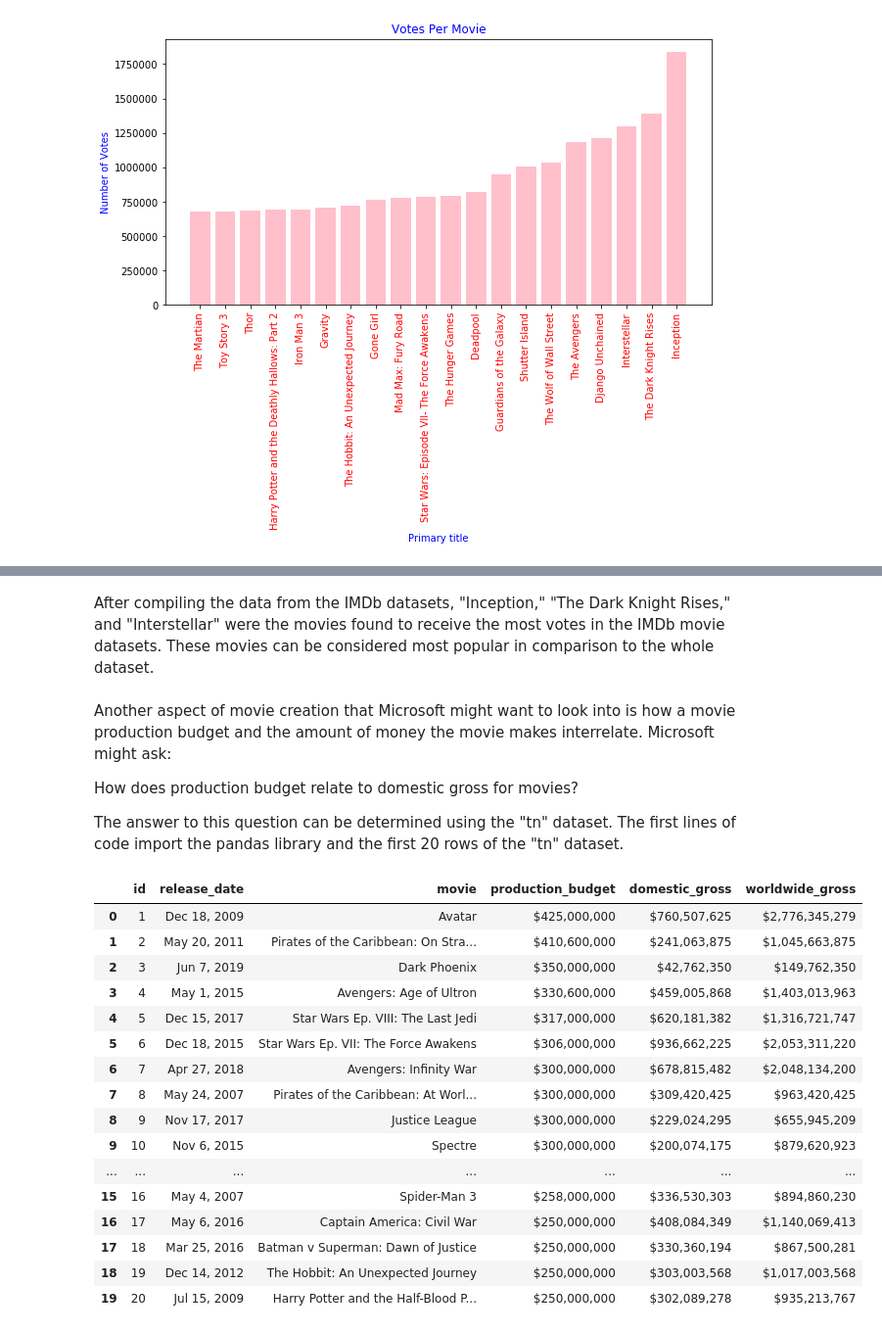
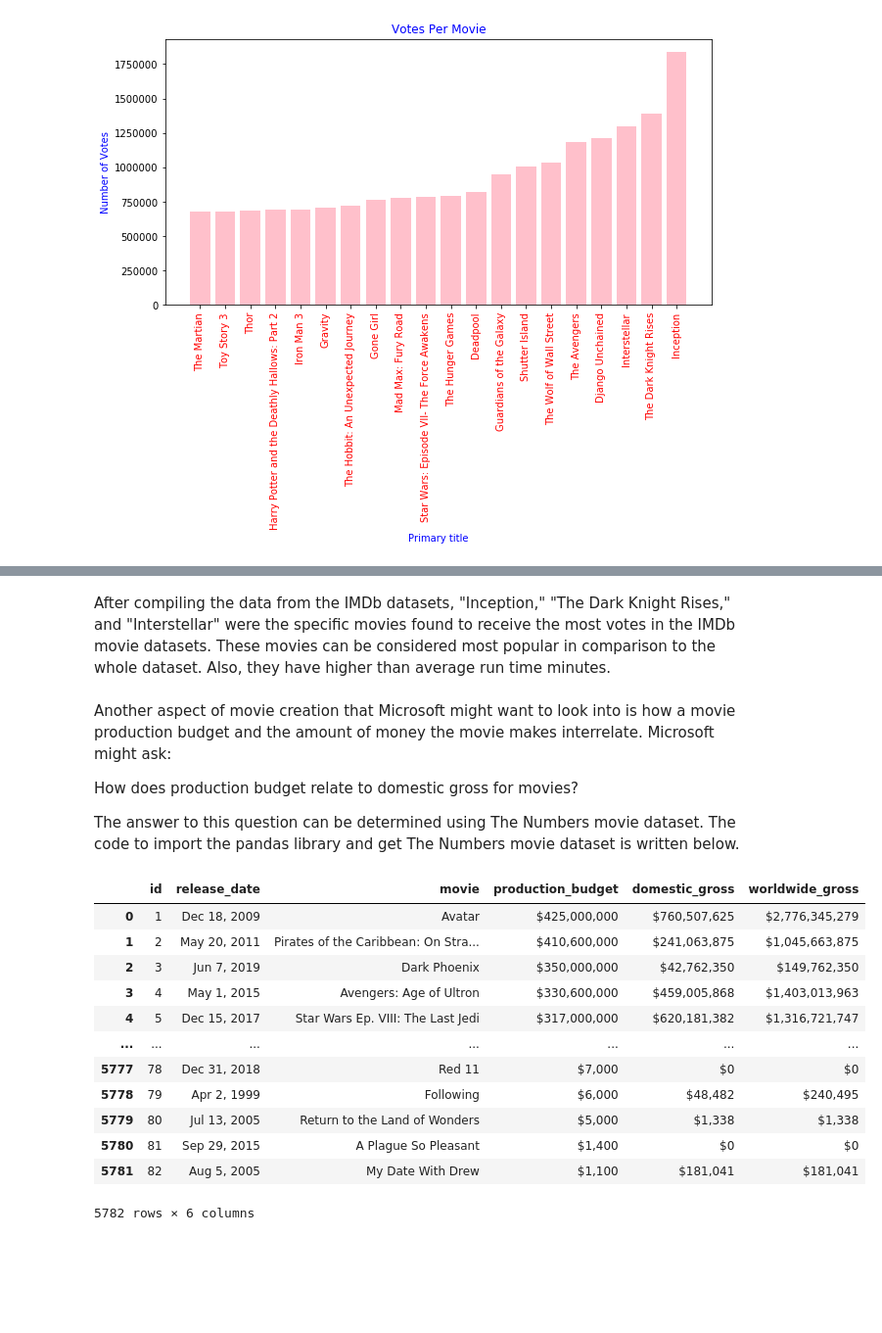
Before and after one commit to jmstipanowich/Movie-Data-Repo, a Jupyter notebook: MovieDataAnalysis.ipynb, the cells around one changed output, grey strips where cells are left out. Shown at 98% size. Drawn from its saved outputs; the diff is of its cells as text; code cells hidden in the pictures; blank space fills up the shorter version.

```diff
--- a/MovieDataAnalysis.ipynb
+++ b/MovieDataAnalysis.ipynb
@@ -331,30 +355,26 @@ plt.show()
 # %% [markdown]
-After compiling the data from the IMDb datasets, "Inception," "The Dark Knight Rises," and "Interstellar" were the movies found to receive the most votes in the IMDb movie datasets.  These movies can be considered most popular in comparison to the whole dataset.
+After compiling the data from the IMDb datasets, "Inception," "The Dark Knight Rises," and "Interstellar" were the specific movies found to receive the most votes in the IMDb movie datasets.  These movies can be considered most popular in comparison to the whole dataset. Also, they have higher than average run time minutes.
 # %% [markdown]
 Another aspect of movie creation that Microsoft might want to look into is how a movie production budget and the amount of money the movie makes interrelate. Microsoft might ask:
 
 How does production budget relate to domestic gross for movies?
 
-The answer to this question can be determined using the "tn" dataset. The first lines of code import the pandas library and the first 20 rows of the "tn" dataset.
+The answer to this question can be determined using The Numbers movie dataset. The code to import the pandas library and get The Numbers movie dataset is written below.
 # %%
 import pandas as pd
 df = pd.read_csv('zippedData/tn.movie_budgets.csv.gz', compression= 'gzip')
-df.head(20)
+df
 # %% [output]
 |  | id | release_date | movie | production_budget | domestic_gross | worldwide_gross |
 | 0 | 1 | Dec 18, 2009 | Avatar | $425,000,000 | $760,507,625 | $2,776,345,279 |
 | 1 | 2 | May 20, 2011 | Pirates of the Caribbean: On Stra... | $410,600,000 | $241,063,875 | $1,045,663,875 |
 | 2 | 3 | Jun 7, 2019 | Dark Phoenix | $350,000,000 | $42,762,350 | $149,762,350 |
 | 3 | 4 | May 1, 2015 | Avengers: Age of Ultron | $330,600,000 | $459,005,868 | $1,403,013,963 |
 | 4 | 5 | Dec 15, 2017 | Star Wars Ep. VIII: The Last Jedi | $317,000,000 | $620,181,382 | $1,316,721,747 |
-| 5 | 6 | Dec 18, 2015 | Star Wars Ep. VII: The Force Awakens | $306,000,000 | $936,662,225 | $2,053,311,220 |
-| 6 | 7 | Apr 27, 2018 | Avengers: Infinity War | $300,000,000 | $678,815,482 | $2,048,134,200 |
-| 7 | 8 | May 24, 2007 | Pirates of the Caribbean: At Worl... | $300,000,000 | $309,420,425 | $963,420,425 |
-| 8 | 9 | Nov 17, 2017 | Justice League | $300,000,000 | $229,024,295 | $655,945,209 |
-| 9 | 10 | Nov 6, 2015 | Spectre | $300,000,000 | $200,074,175 | $879,620,923 |
 | ... | ... | ... | ... | ... | ... | ... |
-| 15 | 16 | May 4, 2007 | Spider-Man 3 | $258,000,000 | $336,530,303 | $894,860,230 |
-| 16 | 17 | May 6, 2016 | Captain America: Civil War | $250,000,000 | $408,084,349 | $1,140,069,413 |
-| 17 | 18 | Mar 25, 2016 | Batman v Superman: Dawn of Justice | $250,000,000 | $330,360,194 | $867,500,281 |
-| 18 | 19 | Dec 14, 2012 | The Hobbit: An Unexpected Journey | $250,000,000 | $303,003,568 | $1,017,003,568 |
-| 19 | 20 | Jul 15, 2009 | Harry Potter and the Half-Blood P... | $250,000,000 | $302,089,278 | $935,213,767 |
+| 5777 | 78 | Dec 31, 2018 | Red 11 | $7,000 | $0 | $0 |
+| 5778 | 79 | Apr 2, 1999 | Following | $6,000 | $48,482 | $240,495 |
+| 5779 | 80 | Jul 13, 2005 | Return to the Land of Wonders | $5,000 | $1,338 | $1,338 |
+| 5780 | 81 | Sep 29, 2015 | A Plague So Pleasant | $1,400 | $0 | $0 |
+| 5781 | 82 | Aug 5, 2005 | My Date With Drew | $1,100 | $181,041 | $181,041 |
+5782 rows × 6 columns
```
Also changed, not shown: parts of 28 cells of this notebook.
